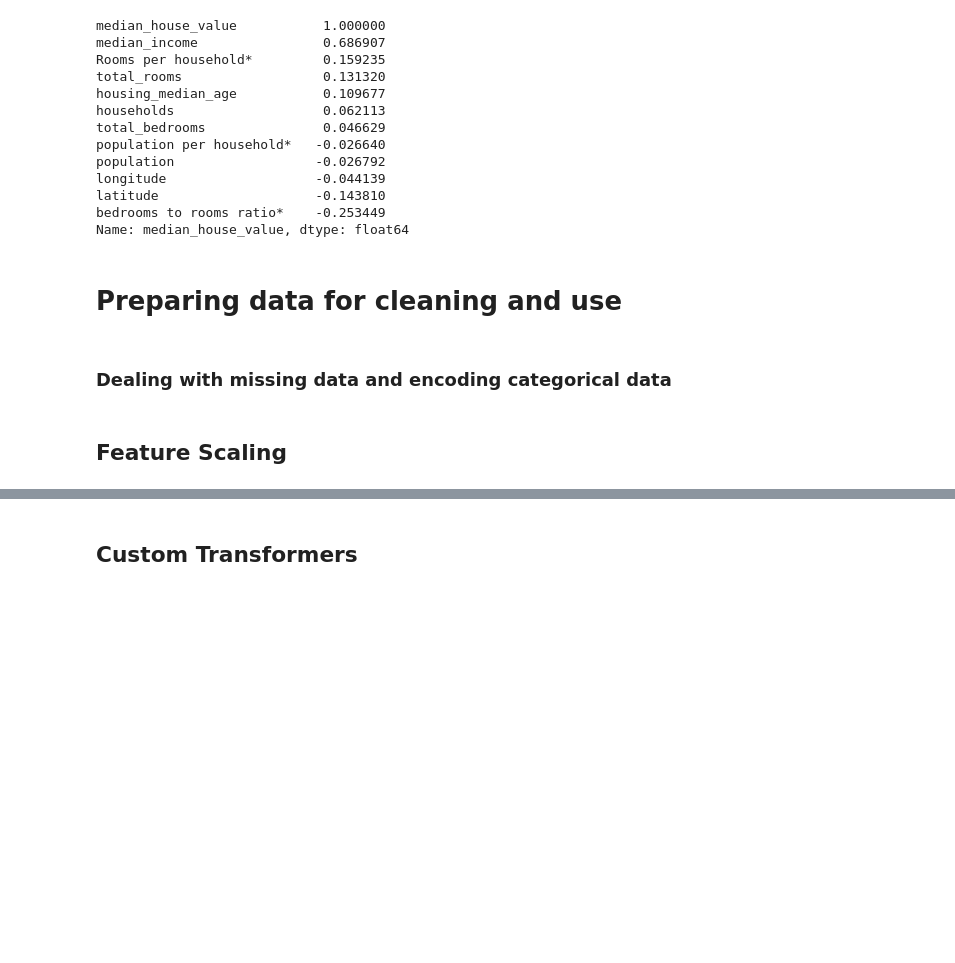
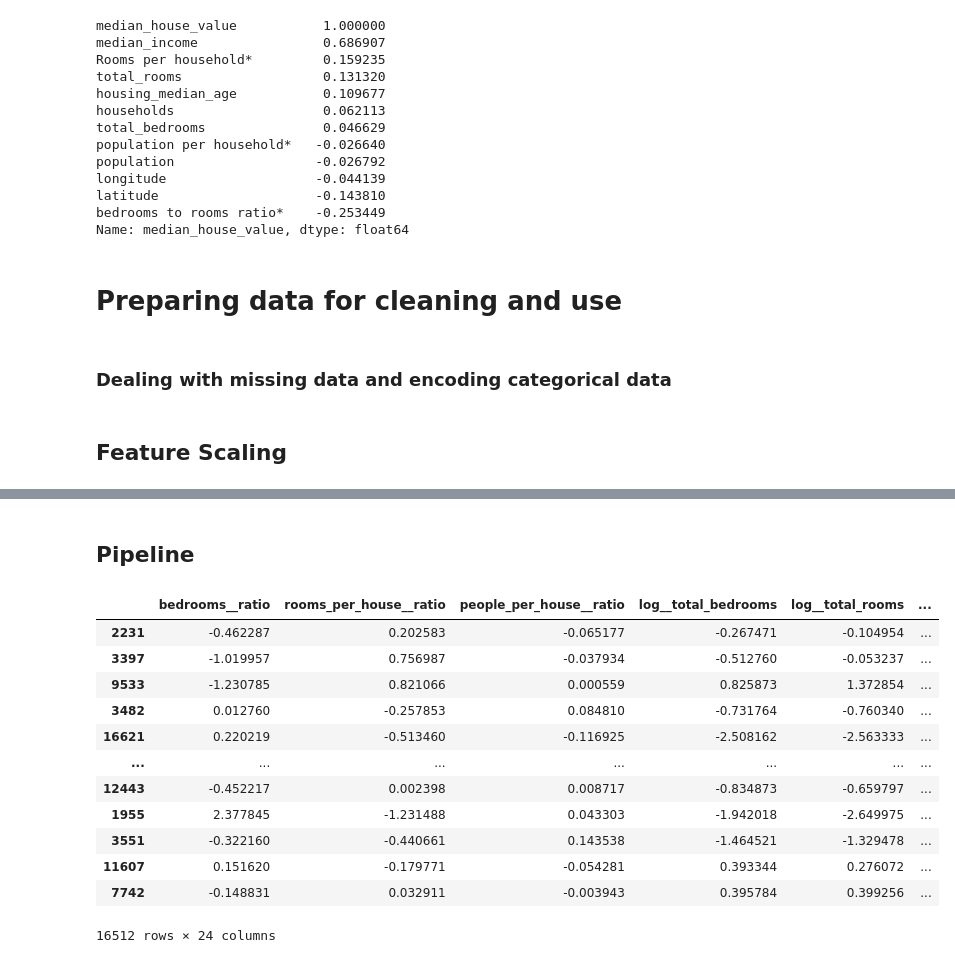
Before and after one commit to Shubh0507/Machine_Learning, a Jupyter notebook: Proj/housing-prices/model.ipynb, the cells around one changed output, grey strips where cells are left out. Cells and saved outputs as stored; diff of their text form; code cells hidden in the pictures; blank space fills up the shorter version.

Commit message:
Created single pipeline for preprocessing

```diff
--- a/Proj/housing-prices/model.ipynb
+++ b/Proj/housing-prices/model.ipynb
@@ -228,2 +204,0 @@ array([168673.08640804, 270244.25721519, 386396.27517831, 126851.37510435,
-# %% [markdown]
-## Custom Transformers
@@ -232,0 +205,65 @@ array([168673.08640804, 270244.25721519, 386396.27517831, 126851.37510435,
+# %%
+# Cluster Similarity class
+class ClusterSimilarity(BaseEstimator, TransformerMixin):
+    def __init__(self, n_clusters=10, gamma=1.0, random_state=None):
+        self.n_clusters = n_clusters
+        self.gamma = gamma
+        self.random_state = random_state
+    def fit(self, X, y=None, sample_weight=None):
+        self.kmeans_ = KMeans(self.n_clusters, random_state=self.random_state)
+        self.kmeans_.fit(X, sample_weight=sample_weight)
+        return self  # always return self!
+    def transform(self, X):
+        return rbf_kernel(X, self.kmeans_.cluster_centers_, gamma=self.gamma)
+    def get_feature_names_out(self, names=None):
+        return [f"Cluster {i} similarity" for i in range(self.n_clusters)]
+# %% [markdown]
+## Pipeline
+# %%
+def column_ratio(X):
+    return X[:,[0]] / X[:, [1]]
+
+def ratio_name(function_transformer, feature_name_in):
+    return ["ratio"]
+
+def ratio_pipeline():
+    return make_pipeline(SimpleImputer(strategy="median"), FunctionTransformer(column_ratio, feature_names_out=ratio_name), StandardScaler())
+
+def log_pipeline():
+    return make_pipeline(SimpleImputer(strategy="median"), FunctionTransformer(np.log, feature_names_out="one-to-one"), StandardScaler())
+
+basic_cat_pipeline = make_pipeline(SimpleImputer(strategy="most_frequent"), OneHotEncoder(handle_unknown="ignore", sparse_output=False))
+
+cluster_similarity_geo = ClusterSimilarity(n_clusters=10, gamma=1., random_state=42)
+
+basic_num_pipeline = make_pipeline(SimpleImputer(strategy="median"), StandardScaler())
+
+preprocessing = ColumnTransformer([
+    ("bedrooms", ratio_pipeline(), ["total_bedrooms", "total_rooms"]),
+    ("rooms_per_house", ratio_pipeline(), ["total_rooms", "households"]),
+    ("people_per_house", ratio_pipeline(), ["population", "households"]),
+    ("log", log_pipeline(), ["total_bedrooms", "total_rooms", "population",
+    "households", "median_income"]),
+    ("geo", cluster_similarity_geo, ["latitude", "longitude"]),
+    ("cat", basic_cat_pipeline, ["ocean_proximity"])
+], remainder= basic_num_pipeline)
+
+housing_prepared = preprocessing.fit_transform(housing_features)
+
+housing_prepared_df = pd.DataFrame(housing_prepared, columns=preprocessing.get_feature_names_out(), index=housing_features.index)
+
+housing_prepared_df
+# %% [output]
+|  | bedrooms__ratio | rooms_per_house__ratio | people_per_house__ratio | log__total_bedrooms | log__total_rooms | ... |
+| 2231 | -0.462287 | 0.202583 | -0.065177 | -0.267471 | -0.104954 | ... |
+| 3397 | -1.019957 | 0.756987 | -0.037934 | -0.512760 | -0.053237 | ... |
+| 9533 | -1.230785 | 0.821066 | 0.000559 | 0.825873 | 1.372854 | ... |
+| 3482 | 0.012760 | -0.257853 | 0.084810 | -0.731764 | -0.760340 | ... |
+| 16621 | 0.220219 | -0.513460 | -0.116925 | -2.508162 | -2.563333 | ... |
+| ... | ... | ... | ... | ... | ... | ... |
+| 12443 | -0.452217 | 0.002398 | 0.008717 | -0.834873 | -0.659797 | ... |
+| 1955 | 2.377845 | -1.231488 | 0.043303 | -1.942018 | -2.649975 | ... |
+| 3551 | -0.322160 | -0.440661 | 0.143538 | -1.464521 | -1.329478 | ... |
+| 11607 | 0.151620 | -0.179771 | -0.054281 | 0.393344 | 0.276072 | ... |
+| 7742 | -0.148831 | 0.032911 | -0.003943 | 0.395784 | 0.399256 | ... |
+16512 rows × 24 columns
```
Also changed, not shown: parts of 17 cells of this notebook, 1 other file.
